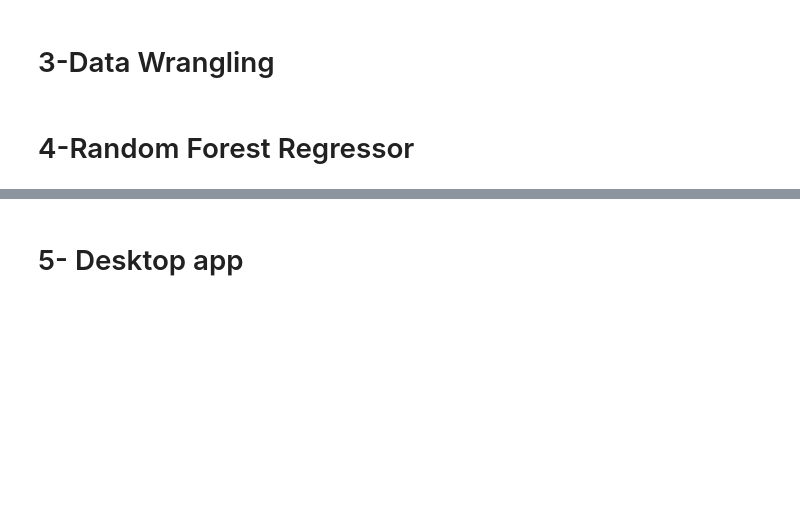
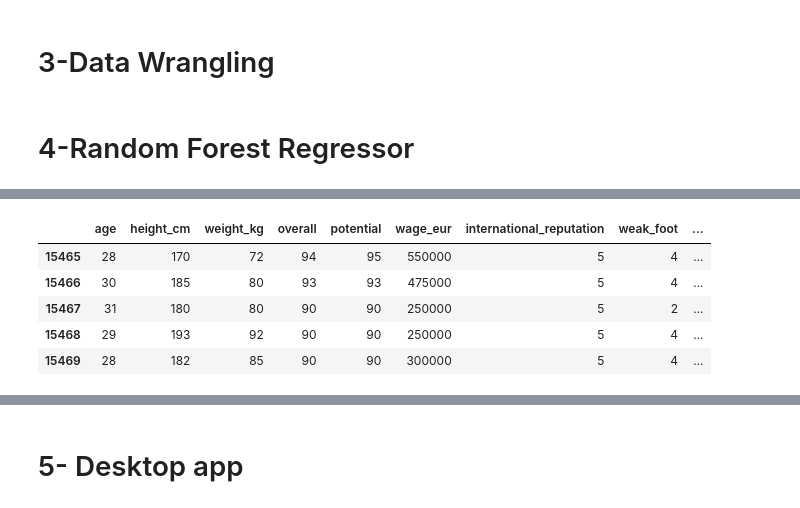
Before and after one commit to JCGlez93/Predicting_FIFA_players_value, a Jupyter notebook: Model_for_app.ipynb, the cells around one changed output, grey strips where cells are left out. Drawn from its saved outputs; the diff is of its cells as text; code cells hidden in the pictures; blank space fills up the shorter version.

```diff
--- a/Model_for_app.ipynb
+++ b/Model_for_app.ipynb
@@ -196 +217,10 @@ Media de la diferencia entre predicción y valor real:3.4771698387801564
 [figure]
+# %%
+X_train.head()
+# %% [output]
+|  | age | height_cm | weight_kg | overall | potential | wage_eur | international_reputation | weak_foot | ... |
+| 15465 | 28 | 170 | 72 | 94 | 95 | 550000 | 5 | 4 | ... |
+| 15466 | 30 | 185 | 80 | 93 | 93 | 475000 | 5 | 4 | ... |
+| 15467 | 31 | 180 | 80 | 90 | 90 | 250000 | 5 | 2 | ... |
+| 15468 | 29 | 193 | 92 | 90 | 90 | 250000 | 5 | 4 | ... |
+| 15469 | 28 | 182 | 85 | 90 | 90 | 300000 | 5 | 4 | ... |
```
Also changed, not shown: parts of 7 cells of this notebook, 3 other files.
